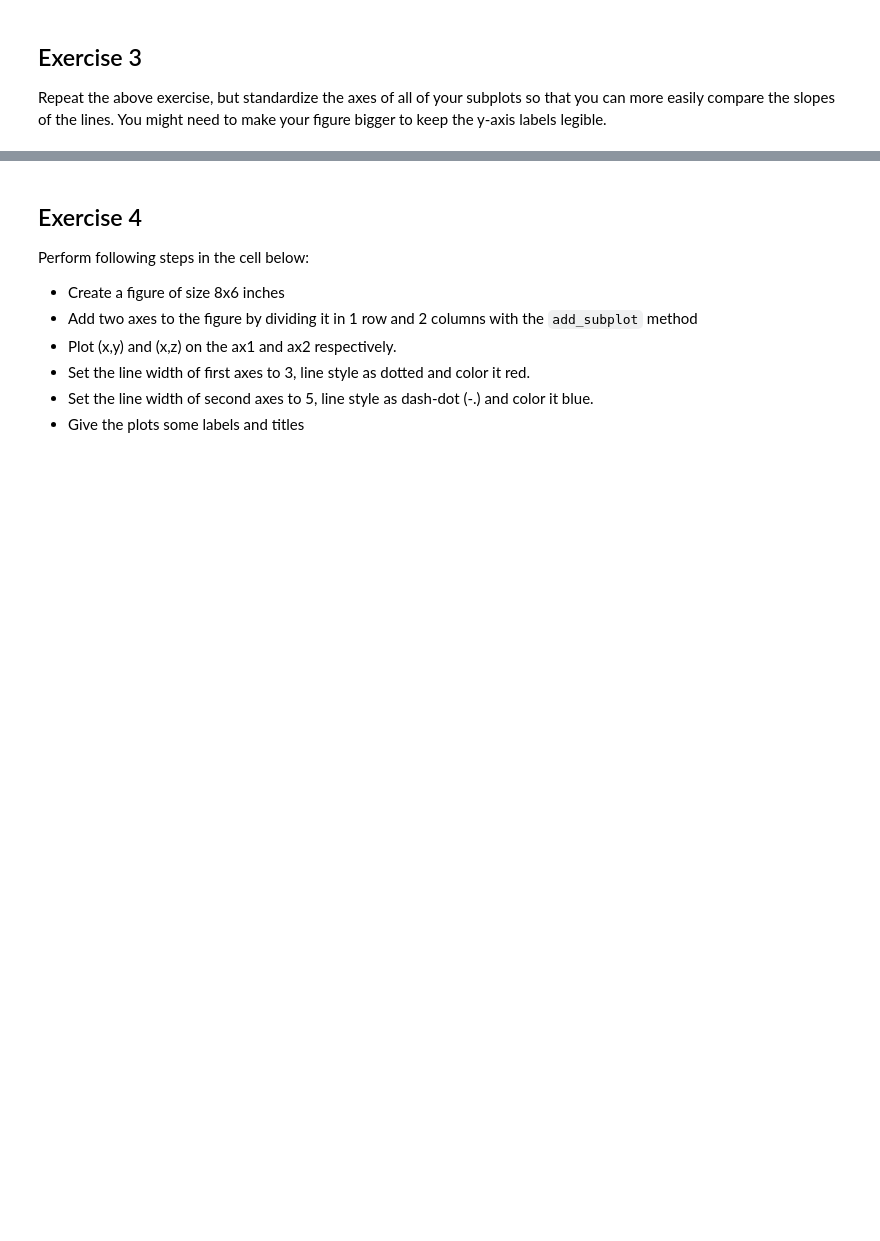
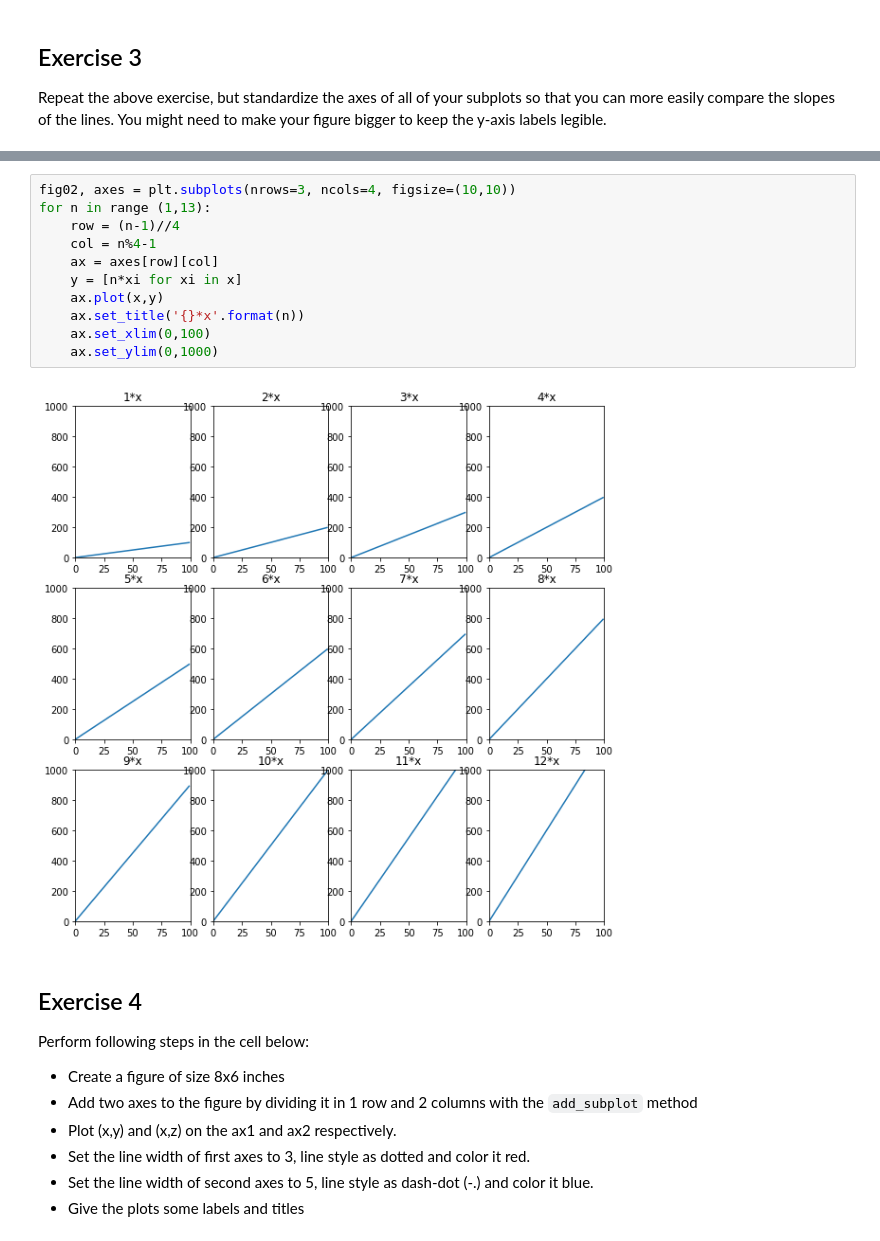
Before and after one commit to eannefawcett/dsc-more-practice-with-matplotlib-lab-online-ds-pt-081219, a Jupyter notebook: index.ipynb, the cells around one changed output, grey strips where cells are left out. Cells and saved outputs as stored; diff of their text form; blank space fills up the shorter version.

```diff
--- a/index.ipynb
+++ b/index.ipynb
@@ -103,3 +98,16 @@ Repeat the above exercise, but standardize the axes of all of your subplots so t
+# %%
+fig02, axes = plt.subplots(nrows=3, ncols=4, figsize=(10,10))
+for n in range (1,13):
+    row = (n-1)//4
+    col = n%4-1
+    ax = axes[row][col]
+    y = [n*xi for xi in x]
+    ax.plot(x,y)
+    ax.set_title('{}*x'.format(n))
+    ax.set_xlim(0,100)
+    ax.set_ylim(0,1000)
+# %% [output]
+[figure, added]
 # %% [markdown]
 ## Exercise 4
 
```
Also changed, not shown: parts of 3 cells of this notebook.
